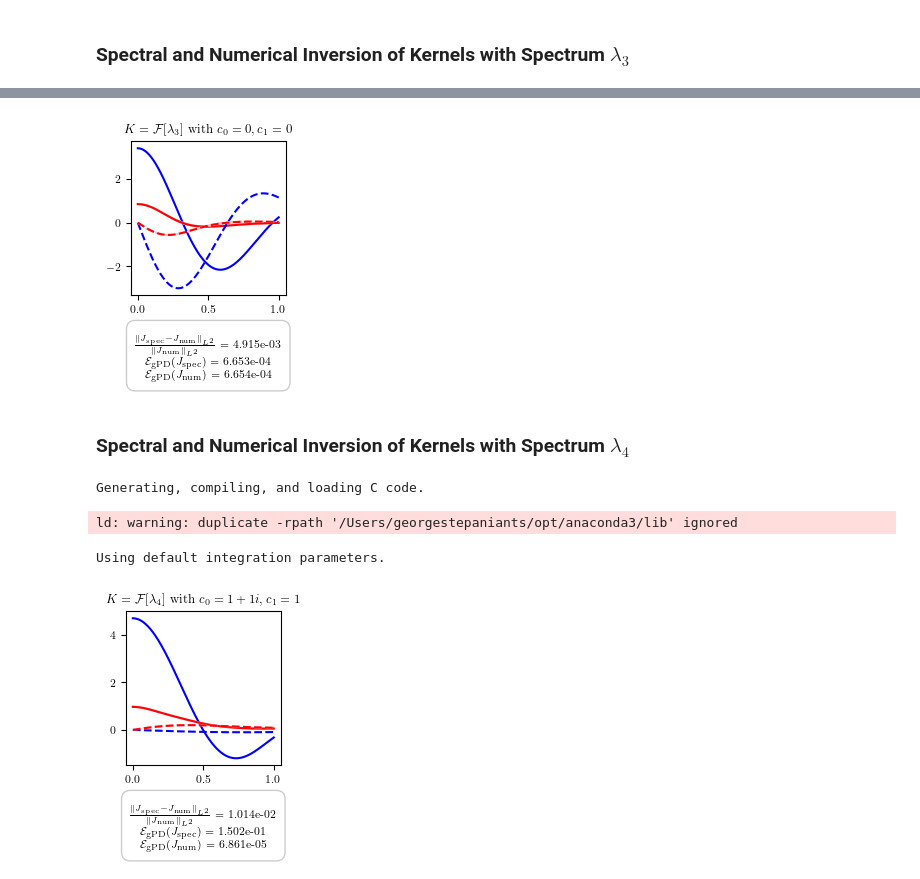
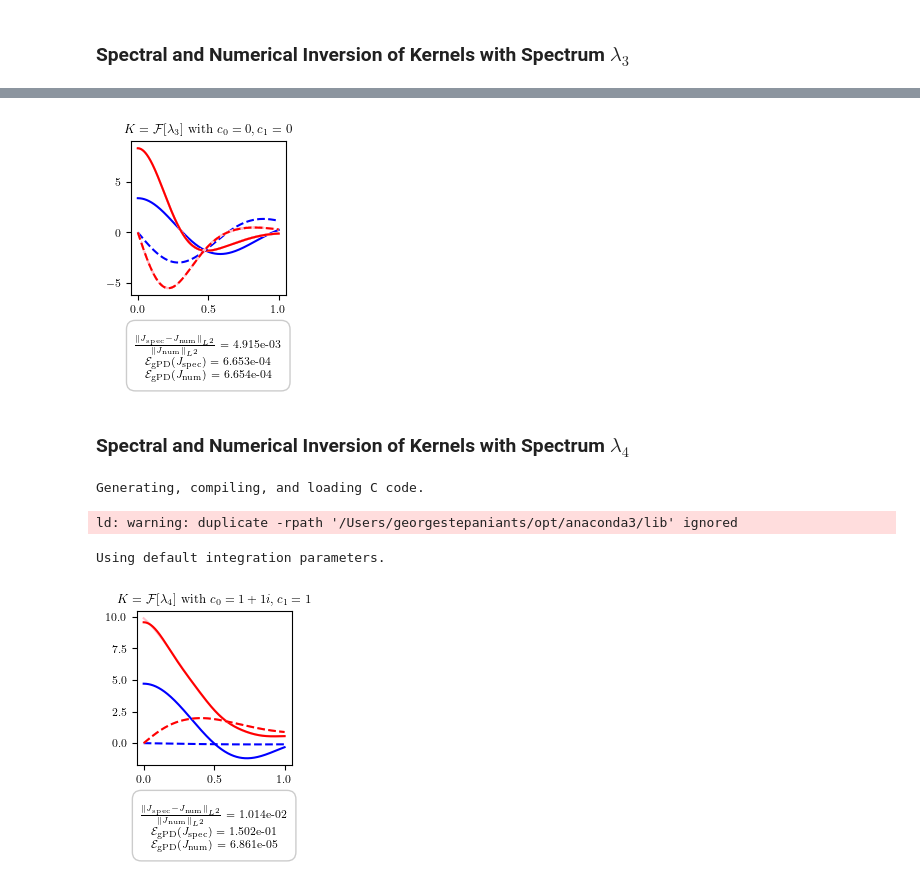
Before and after one commit to sgstepaniants/time-deconvolution, a Jupyter notebook: volterra_inversion_examples.ipynb, the cells around one changed output, grey strips where cells are left out. Saved outputs shown, nothing was run; the diff lists cells and outputs as text; code cells hidden in the pictures.

```diff
--- a/volterra_inversion_examples.ipynb
+++ b/volterra_inversion_examples.ipynb
@@ -234,7 +234,7 @@ K = complex_exp_kernel(lmbda_3, t)
 
 c0 = 0
 c1 = 0
-mu_3, zeta0, zeta1 = volterra_pd_spectral_inversion(lmbda_3, c0, c1)
+mu_3, zeta0, zeta1 = B_real(lmbda_3, c0, c1)
 J_spectral = complex_exp_kernel(mu_3, t)
 
 method = "trapezoid"
@@ -263,7 +263,7 @@ ax.annotate("$\\frac{\|J_{\mathrm{spec}} - J_{\mathrm{num}}\|_{L^2}}{\|J_{\mathr
 plt.savefig(f"figures/pd_lmbda3_{c0}_{c1}_inversion.pdf", bbox_inches='tight')
 plt.show()
 # %% [output]
-[figure, old version]
+[figure, new version]
 # %% [markdown]
 ### Spectral and Numerical Inversion of Kernels with Spectrum $\lambda_4$
 # %%
@@ -272,36 +272,36 @@ K = complex_exp_kernel(lmbda_4, t)
 
 c0 = 1 + 1j
 c1 = 1
-mu_4, zeta0, zeta1 = volterra_pd_spectral_inversion(lmbda_4, c0, c1)
+mu_4, zeta0, zeta1 = B_real(lmbda_4, c0, c1)
 J_spectral = complex_exp_kernel(mu_4, t)
 
 method = "integration"
 J_numerical, _, _ = volterra_pd_numerical_inversion(lmbda_4, c0, c1, t, method)
 rel_err = np.linalg.norm(J_spectral - J_numerical)/np.linalg.norm(J_numerical)
 
 resolvent_err_spectral = volterra_pd_resolvent_eq_error(K, c0, c1, J_spectral, zeta0, zeta1, t)
 resolvent_err_numerical = volterra_pd_resolvent_eq_error(K, c0, c1, J_numerical, zeta0, zeta1, t)
 
 fig, ax = plt.subplots(figsize=(2, 2))
 str = f"with $c_0=1+1i, c_1={c1}$"
 ax.set_title("$K = \mathcal{F}[\lambda_4]$ " + str, size=9)
 ax.plot(t, np.real(K), color="blue")
 ax.plot(t, np.real(J_numerical), color="pink")
 ax.plot(t, np.real(J_spectral), color="red")
 ax.plot(t, np.imag(K), linestyle="--", color="blue")
 ax.plot(t, np.imag(J_numerical), linestyle="--",  color="pink")
 ax.plot(t, np.imag(J_spectral), linestyle="--",  color="red")
 
 ax.annotate("$\\frac{\|J_{\mathrm{spec}} - J_{\mathrm{num}}\|_{L^2}}{\|J_{\mathrm{num}}\|_{L^2}}$" + f" = {rel_err:.3e}" + "\n" +
             "$\mathcal{E}_{\mathrm{gPD}}(J_{\mathrm{spec}})$" + f" = {resolvent_err_spectral:.3e}" + "\n" +
             "$\mathcal{E}_{\mathrm{gPD}}(J_{\mathrm{num}})$" + f" = {resolvent_err_numerical:.3e}",
             xy=(0.5, -0.25), xycoords='axes fraction',
             size=8, ha='center', va='top',
             bbox=dict(fc='w', edgecolor='k', alpha=0.2, boxstyle='round,pad=0.8'))
 plt.savefig(f"figures/pd_lmbda4_{c0}_{c1}_inversion.pdf", bbox_inches='tight')
 plt.show()
 # %% [output]
 Generating, compiling, and loading C code.
 ld: warning: duplicate -rpath '/Users/georgestepaniants/opt/anaconda3/lib' ignored
 Using default integration parameters.
-[figure, old version]
+[figure, new version]
```
Also changed, not shown: parts of 6 cells of this notebook, 53 other files.
